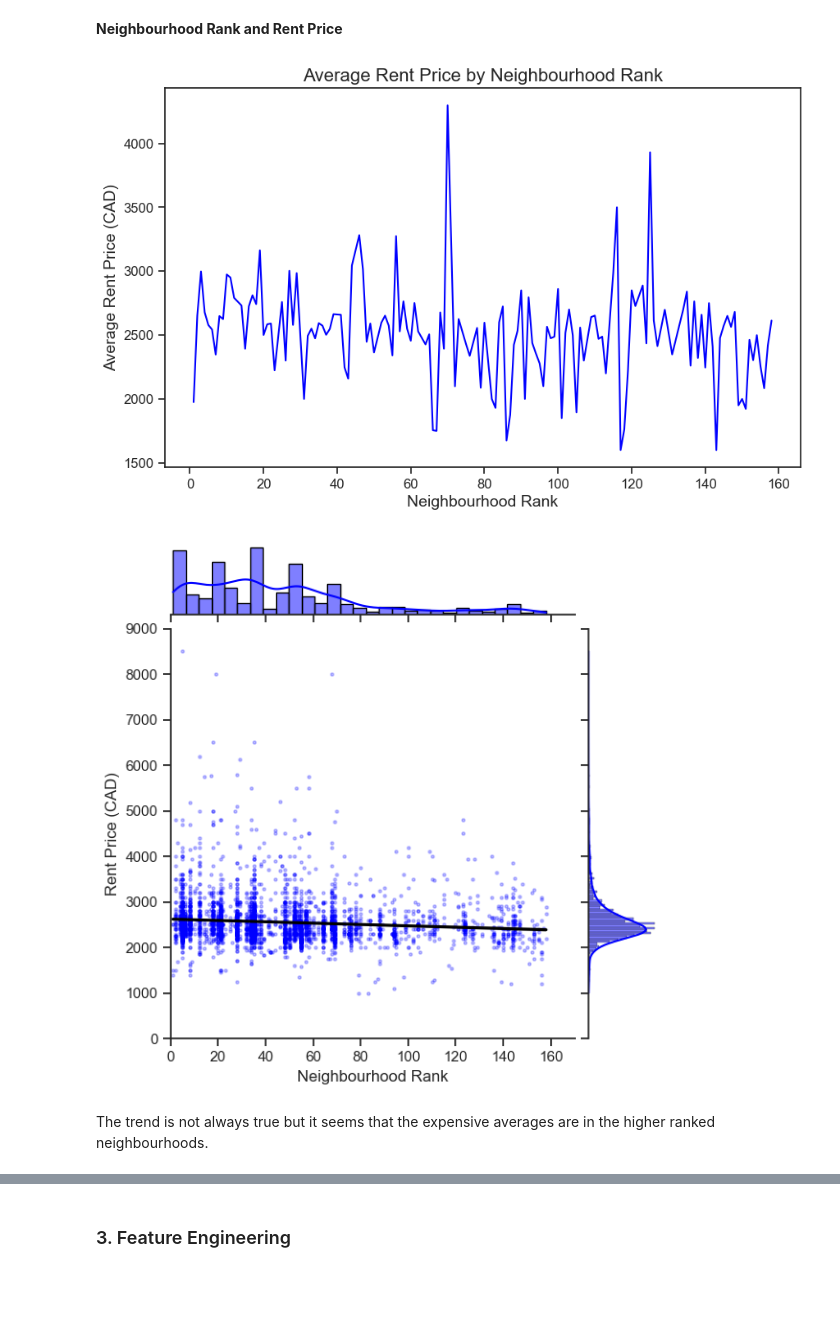
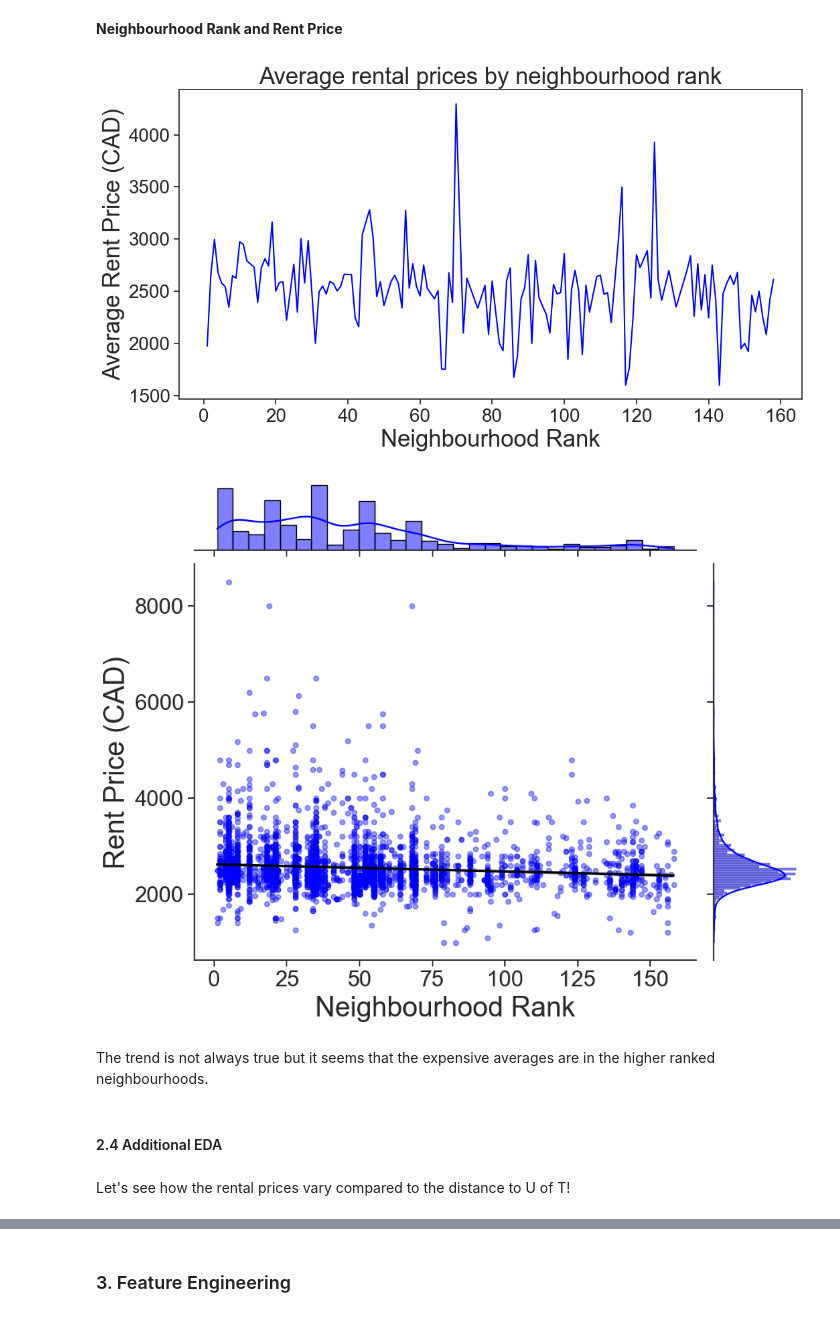
Before and after one commit to Positiveproton9/CME538projectTeam10, a Jupyter notebook: Rent Data/Zillow/Big_Project_G10_V3 (All data).ipynb, the cells around one changed output, grey strips where cells are left out. Cells and saved outputs as stored; diff of their text form; code cells hidden in the pictures; blank space fills up the shorter version.

```diff
--- a/Rent Data/Zillow/Big_Project_G10_V3 (All data).ipynb
+++ b/Rent Data/Zillow/Big_Project_G10_V3 (All data).ipynb
@@ -992,34 +1007,44 @@ plt.show()
 # %%
 # Calculate the average rental price by neighborhood rank
 avg_price_by_rank = df.groupby('Neighbourhood Rank')['Rent Price (CAD)'].mean().reset_index()
 
 # Create the plot
-plt.figure(figsize=(10, 6))
+plt.figure(figsize=(12, 6))
 sns.lineplot(data=avg_price_by_rank, x='Neighbourhood Rank', y='Rent Price (CAD)', color='blue')
 
 # Customize the plot
-plt.title('Average Rent Price by Neighbourhood Rank', fontsize=16)
-plt.xlabel('Neighbourhood Rank', fontsize=14)
-plt.ylabel('Average Rent Price (CAD)', fontsize=14)
-plt.xticks(fontsize=12)
-plt.yticks(fontsize=12)
+plt.title('Average rental prices by neighbourhood rank', fontsize=25)
+plt.xlabel('Neighbourhood Rank', fontsize=25)
+plt.ylabel('Average Rent Price (CAD)', fontsize=25)
+plt.tick_params(axis='both', which='major', labelsize=20)
 
 # Show the plot
 plt.show()
 # %% [output]
-[figure, old version]
+[figure, new version]
 # %%
 plot = sns.jointplot(data=df,
                      x='Neighbourhood Rank',
                      y='Rent Price (CAD)',
                      color='blue', kind='reg',
-                     scatter_kws={'s': 5, 'alpha': 0.25}, line_kws={'color': 'black'})
+                     scatter_kws={'s': 20, 'alpha': 0.4}, line_kws={'color': 'black'})
 
-plot.ax_joint.set_xlim([0,170])
-plot.ax_joint.set_ylim([0,9000])
+# Adjust figure size
+plot.figure.set_size_inches(9, 7)
+
+# Set axis labels font size
+plot.ax_joint.set_xlabel('Neighbourhood Rank', fontsize=25)
+plot.ax_joint.set_ylabel('Rent Price (CAD)', fontsize=25)
+
+# Set tick labels font size
+plot.ax_joint.tick_params(axis='both', which='major', labelsize=20)
 
 plt.show()
 # %% [output]
-[figure, old version]
+[figure, new version]
 # %% [markdown]
 The trend is not always true but it seems that the expensive averages are in the higher ranked neighbourhoods.
+# %% [markdown]
+#### 2.4 Additional EDA
+# %% [markdown]
+Let's see how the rental prices vary compared to the distance to U of T!
```
Also changed, not shown: parts of 55 cells of this notebook, 1 other file.
